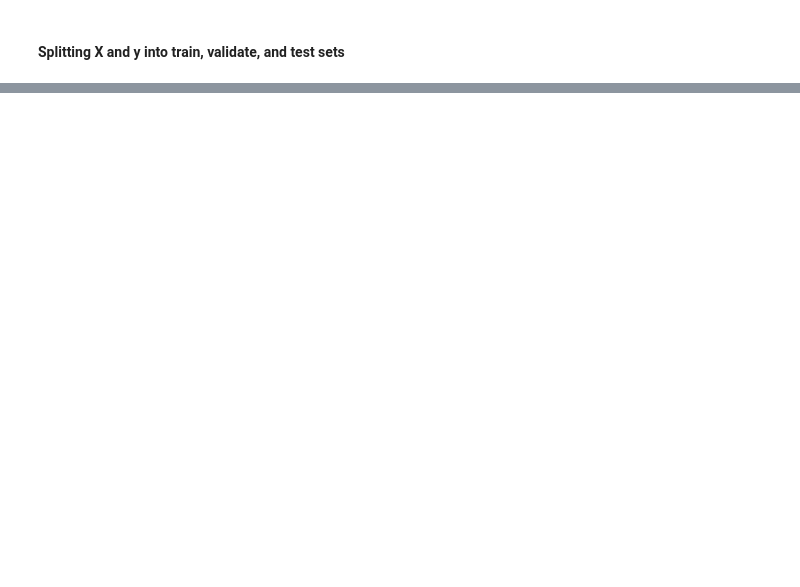
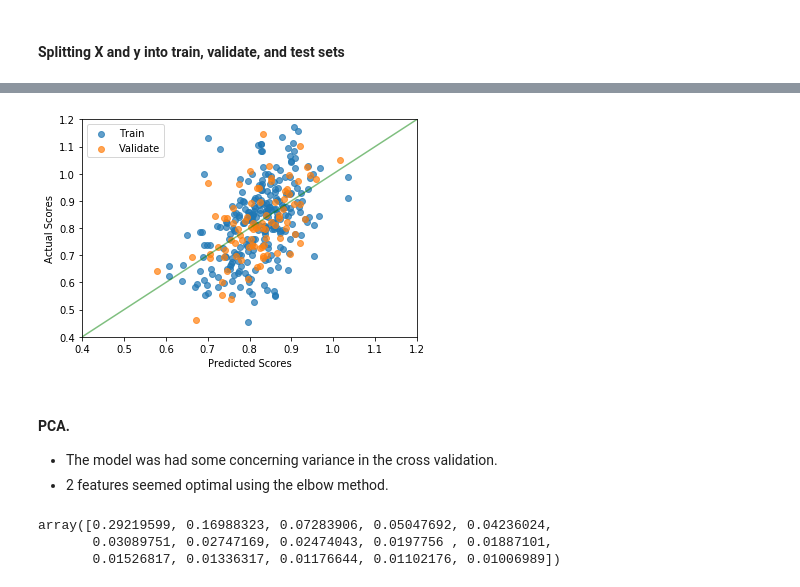
Before and after one commit to dtadmor/NBA-Player-Growth, a Jupyter notebook: Predicting Post Up EV.ipynb, the cells around one changed output, grey strips where cells are left out. Cells and saved outputs as stored; diff of their text form; code cells hidden in the pictures; blank space fills up the shorter version.

Commit message:
Created the predictions

```diff
--- a/Predicting Post Up EV.ipynb
+++ b/Predicting Post Up EV.ipynb
@@ -431,0 +211,29 @@ ADD SOMEKIND OF PERCENT OF SHOTS THAT ARE 3'S OR PERCENT OF PULL UP SHOTS THAT A
+# %%
+# Plotting the predicted versus actual scores for the training and validation sets
+plt.scatter(model.predict(X_train[model_features]), y_train, label='Train', alpha=.7)
+plt.scatter(model.predict(X_validate[model_features]), y_validate, label='Validate', alpha=.7)
+plt.plot([.4,1.2], [.4,1.2], color='g', alpha=.5)
+plt.xlim(.4,1.2)
+plt.ylim(.4,1.2)
+plt.xlabel('Predicted Scores')
+plt.ylabel('Actual Scores')
+plt.legend();
+# %% [output]
+[figure, added]
+# %% [markdown]
+#### PCA.
+- The model was had some concerning variance in the cross validation.
+- 2 features seemed optimal using the elbow method.
+# %%
+# Fitting PCA and checking the explained variance
+pca = PCA(n_components=15)
+scaler = StandardScaler()
+X_train_scaled = scaler.fit_transform(X_train[numeric_columns])
+X_validate_scaled = scaler.transform(X_validate[numeric_columns])
+pca.fit(X_train_scaled)
+explained_var = pca.explained_variance_ratio_
+explained_var
+# %% [output]
+array([0.29219599, 0.16988323, 0.07283906, 0.05047692, 0.04236024,
+       0.03089751, 0.02747169, 0.02474043, 0.0197756 , 0.01887101,
+       0.01526817, 0.01336317, 0.01176644, 0.01102176, 0.01006989])
```
Also changed, not shown: parts of 112 cells of this notebook, 7 other files.
